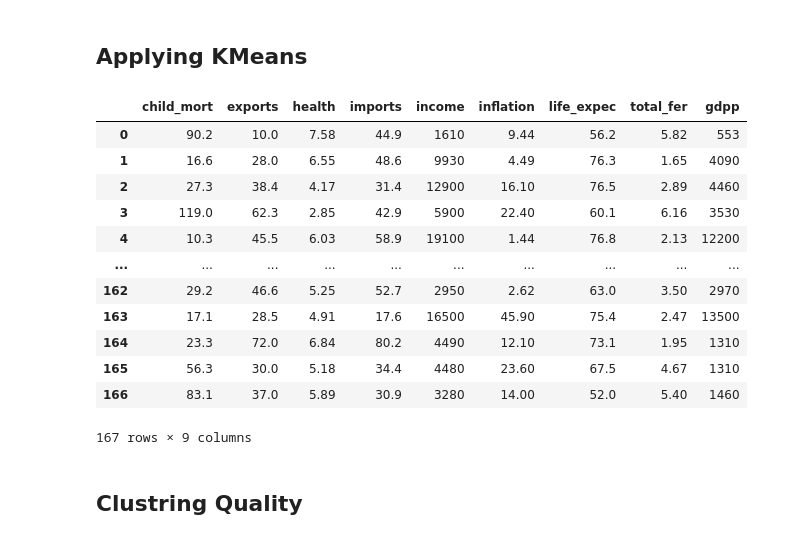
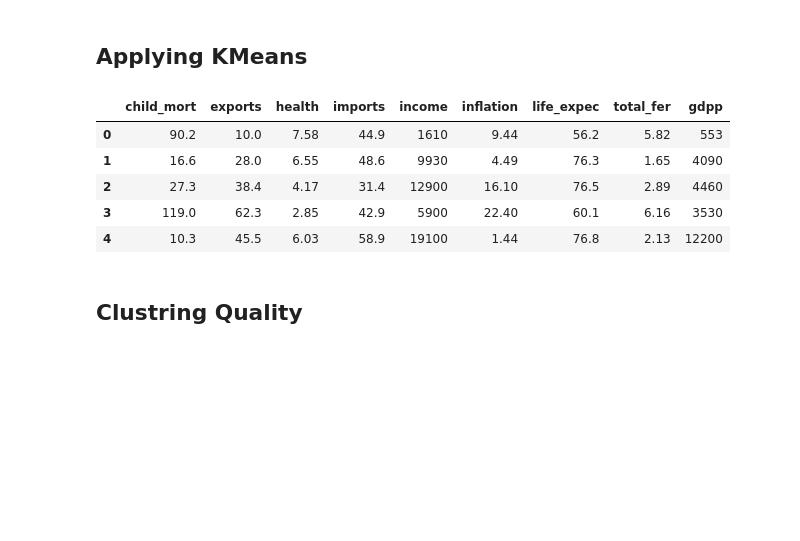
Before and after one commit to ezihechinonyelum/PortfolioProjects, a Jupyter notebook: Cluster Analysis Project - Exploring Global Socioeconomic Clusters.ipynb, the cells around one changed output. Drawn from its saved outputs; the diff is of its cells as text; code cells hidden in the pictures; blank space fills up the shorter version.

```diff
--- a/Cluster Analysis Project - Exploring Global Socioeconomic Clusters.ipynb
+++ b/Cluster Analysis Project - Exploring Global Socioeconomic Clusters.ipynb
@@ -175,21 +175,14 @@ fig.show()
 # remove country colomm
 df_without_countries = df.drop(['country'],axis=1)
 # %%
-df_without_countries
+df_without_countries.head()
 # %% [output]
 |  | child_mort | exports | health | imports | income | inflation | life_expec | total_fer | gdpp |
 | 0 | 90.2 | 10.0 | 7.58 | 44.9 | 1610 | 9.44 | 56.2 | 5.82 | 553 |
 | 1 | 16.6 | 28.0 | 6.55 | 48.6 | 9930 | 4.49 | 76.3 | 1.65 | 4090 |
 | 2 | 27.3 | 38.4 | 4.17 | 31.4 | 12900 | 16.10 | 76.5 | 2.89 | 4460 |
 | 3 | 119.0 | 62.3 | 2.85 | 42.9 | 5900 | 22.40 | 60.1 | 6.16 | 3530 |
 | 4 | 10.3 | 45.5 | 6.03 | 58.9 | 19100 | 1.44 | 76.8 | 2.13 | 12200 |
-| ... | ... | ... | ... | ... | ... | ... | ... | ... | ... |
-| 162 | 29.2 | 46.6 | 5.25 | 52.7 | 2950 | 2.62 | 63.0 | 3.50 | 2970 |
-| 163 | 17.1 | 28.5 | 4.91 | 17.6 | 16500 | 45.90 | 75.4 | 2.47 | 13500 |
-| 164 | 23.3 | 72.0 | 6.84 | 80.2 | 4490 | 12.10 | 73.1 | 1.95 | 1310 |
-| 165 | 56.3 | 30.0 | 5.18 | 34.4 | 4480 | 23.60 | 67.5 | 4.67 | 1310 |
-| 166 | 83.1 | 37.0 | 5.89 | 30.9 | 3280 | 14.00 | 52.0 | 5.40 | 1460 |
-167 rows × 9 columns
 # %% [markdown]
 ## Clustring Quality
 # %%
```
